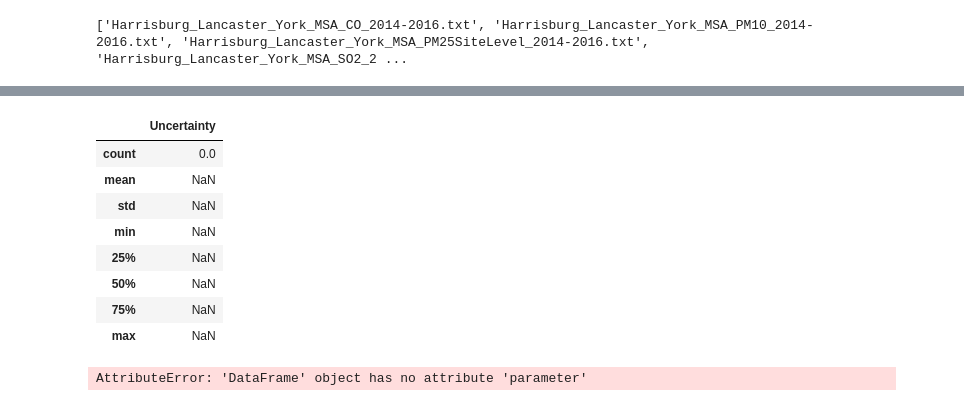
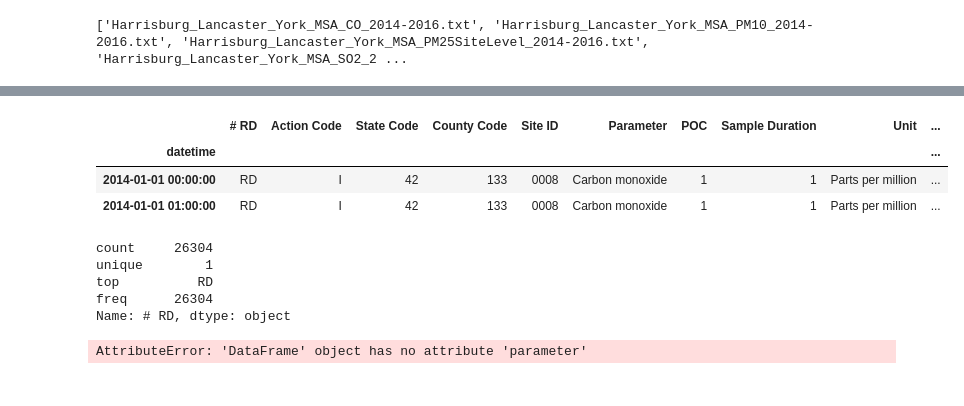
Before and after one commit to DuncanDHall/EAS-air-quality, a Jupyter notebook: exploration_v2.ipynb, the cells around one changed output, grey strips where cells are left out. Drawn from its saved outputs; the diff is of its cells as text; code cells hidden in the pictures.

```diff
--- a/exploration_v2.ipynb
+++ b/exploration_v2.ipynb
@@ -12,20 +12,30 @@ unitsDict=unitsTab.to_dict()["Units"]
 paramsTab=pd.read_csv('codes/parameters.csv')
 paramsTab.index = paramsTab['Parameter Code']
 paramsDict = paramsTab.to_dict()['Parameter']
-# %%
-def loadData(path):
-    df=pd.read_csv(path, parse_dates=[3])
-    df.dropna(subset=['datetime'], inplace=True)
-
-    df.index = df.datetime
-    df.sort_index(inplace=True)
-
-    df['unitCode']=df.unit
-    df['parameterCode']=df.parameter
-
-    df.replace({'unit':unitsDict, 'parameter':paramsDict}, inplace=True)
-
-    return df
+# %%
+def loadData(path):
+    df=pd.read_csv(file, delimiter='|')
+
+    # drop all 'Qualifier' columns
+    bad_columns = [c for c in df.columns if c.startswith('Qualifier')]
+    bad_columns += ['Null Data Code', 'Sampling Frequency', 'Monitor Protocol (MP) ID', 'Alternate Method Detectable Limit']
+    df.drop(bad_columns, axis=1, inplace=True)
+
+    # grab only rows which begin with 'RD'
+    df = df[df['# RD'] == 'RD']
+    df.dropna(subset=['Date'], inplace=True)
+
+    # calculate datetimes and sort based on them
+    df['datetime'] = pd.to_datetime(df['Date'] + ' ' + df['Start Time'])
+    df.index = df.datetime
+    df.sort_index(inplace=True)
+
+    # replace unit and parameter codes with readable data
+    df.Unit = df.Unit.astype(int)
+    df.Parameter = df.Parameter.astype(int)
+    df.replace({'Unit':unitsDict, 'Parameter':paramsDict}, inplace=True)
+
+    return df
 # %%
 basePath='raw_data/'
 files=[f for f in os.listdir(basePath) if f.endswith('.txt')]
@@ -61,15 +46,19 @@ print(files)
-# %%
-df.describe()
-# %% [output]
-|  | Uncertainty |
-| count | 0.0 |
-| mean | NaN |
-| std | NaN |
-| min | NaN |
-| 25% | NaN |
-| 50% | NaN |
-| 75% | NaN |
-| max | NaN |
+# %%
+df1=loadData(file)
+df1.head(2)
+# %% [output]
+|  | # RD | Action Code | State Code | County Code | Site ID | Parameter | POC | Sample Duration | Unit | ... |
+| datetime |  |  |  |  |  |  |  |  |  | ... |
+| 2014-01-01 00:00:00 | RD | I | 42 | 133 | 0008 | Carbon monoxide | 1 | 1 | Parts per million | ... |
+| 2014-01-01 01:00:00 | RD | I | 42 | 133 | 0008 | Carbon monoxide | 1 | 1 | Parts per million | ... |
+# %%
+df1["# RD"].describe()
+# %% [output]
+count     26304
+unique        1
+top          RD
+freq      26304
+Name: # RD, dtype: object
 # %%
 print(df.parameter.unique())
 # %% [output]
```
Also changed, not shown: parts of 1 cell of this notebook.
